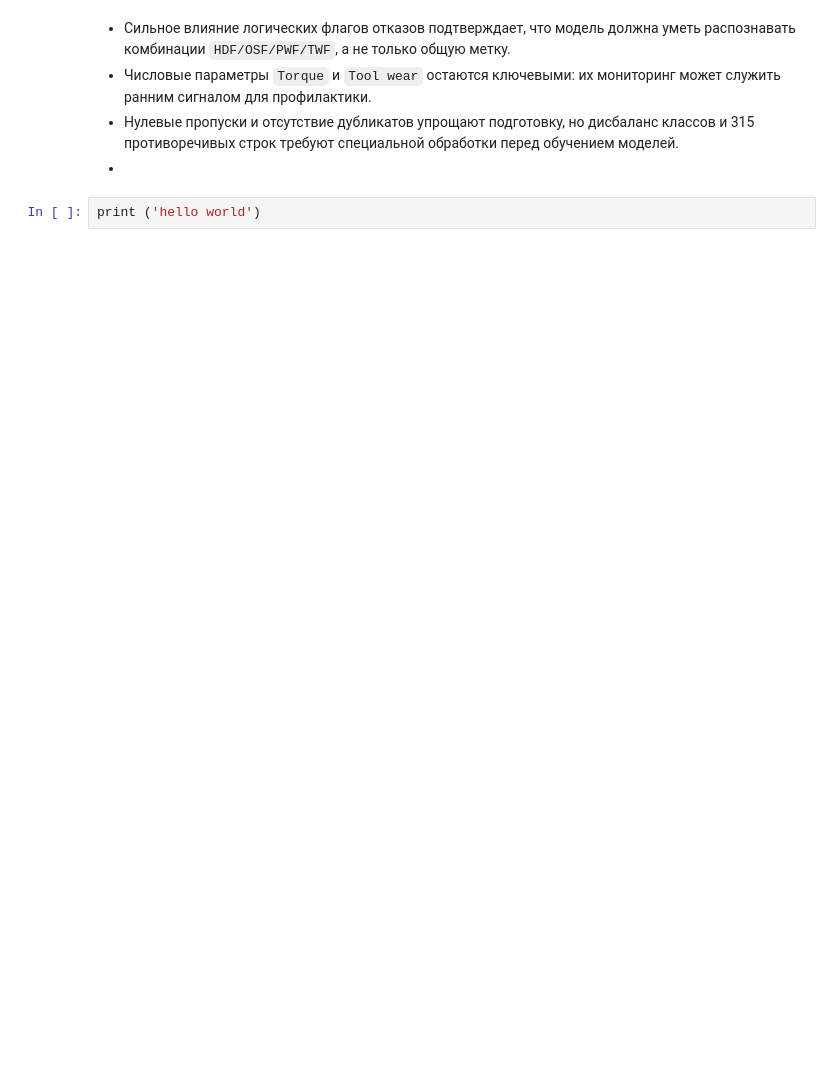
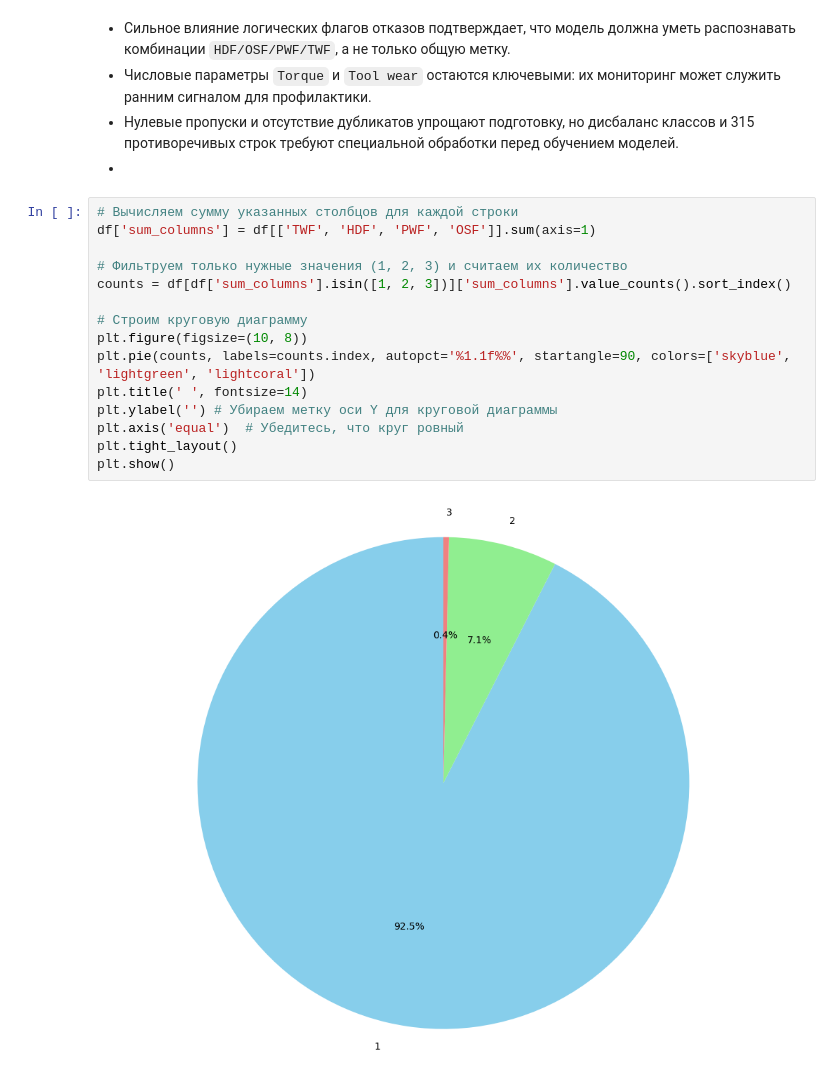
Before and after one commit to drozdyukov/case7, a Jupyter notebook: case7.ipynb, the cells around one changed output. Cells and saved outputs as stored; diff of their text form; blank space fills up the shorter version.

```diff
--- a/case7.ipynb
+++ b/case7.ipynb
@@ -1253,5 +1259,20 @@ print("\n" + "=" * 60)
 - Числовые параметры `Torque` и `Tool wear` остаются ключевыми: их мониторинг может служить ранним сигналом для профилактики.
 - Нулевые пропуски и отсутствие дубликатов упрощают подготовку, но дисбаланс классов и 315 противоречивых строк требуют специальной обработки перед обучением моделей.
 -
-# %%
-print ('hello world')
+# %%
+# Вычисляем сумму указанных столбцов для каждой строки
+df['sum_columns'] = df[['TWF', 'HDF', 'PWF', 'OSF']].sum(axis=1)
+
+# Фильтруем только нужные значения (1, 2, 3) и считаем их количество
+counts = df[df['sum_columns'].isin([1, 2, 3])]['sum_columns'].value_counts().sort_index()
+
+# Строим круговую диаграмму
+plt.figure(figsize=(10, 8))
+plt.pie(counts, labels=counts.index, autopct='%1.1f%%', startangle=90, colors=['skyblue', 'lightgreen', 'lightcoral'])
+plt.title(' ', fontsize=14)
+plt.ylabel('') # Убираем метку оси Y для круговой диаграммы
+plt.axis('equal')  # Убедитесь, что круг ровный
+plt.tight_layout()
+plt.show()
+# %% [output]
+[figure, added]
```
Also changed, not shown: parts of 15 cells of this notebook.
